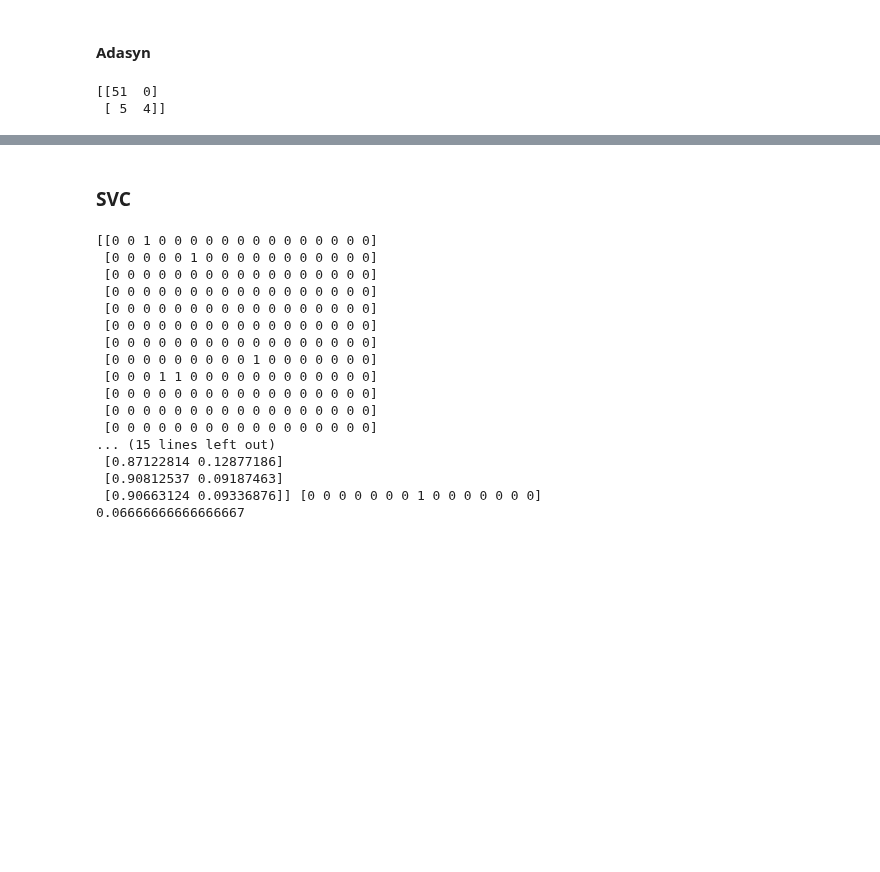
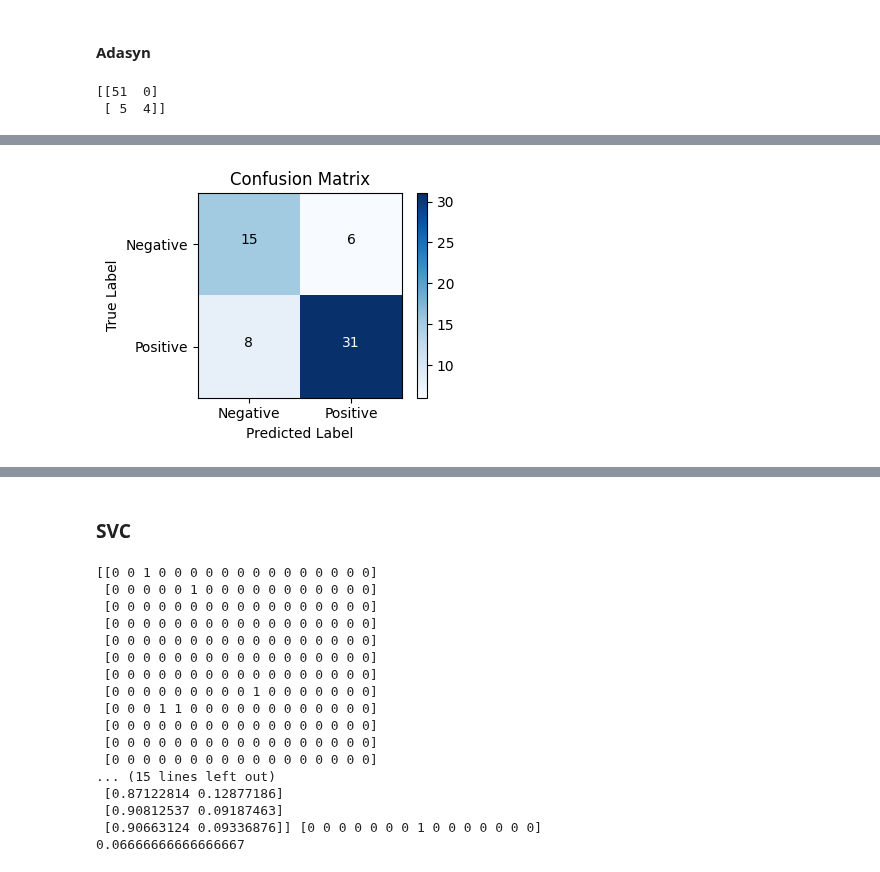
Before and after one commit to gaggioaxel/OoM-Thesis, a Jupyter notebook: code/src/ML_approach.ipynb, the cells around one changed output, grey strips where cells are left out. Drawn from its saved outputs; the diff is of its cells as text; code cells hidden in the pictures; blank space fills up the shorter version.

```diff
--- a/code/src/ML_approach.ipynb
+++ b/code/src/ML_approach.ipynb
@@ -723,8 +901,8 @@ from sklearn.ensemble import RandomForestClassifier
 from sklearn.metrics import confusion_matrix
 
 
-rf = RandomForestClassifier(n_jobs=-1)
-ruc = RandomUnderSampler()
+rf = RandomForestClassifier(n_jobs=-1, n_estimators = 500)
+ruc = RandomUnderSampler(replacement=True)
 n = len(labels)
 y_class_true = []
 y_class_pred = []
@@ -757,7 +990,7 @@ cm = confusion_matrix(y_class_true,y_class_pred)
 from imblearn.over_sampling import SMOTE
 
 # Create an instance of SMOTE
-smote = SMOTE(sampling_strategy='auto')
+smote = SMOTE()
 
 n = len(labels)
 y_class_true = []
@@ -792,7 +1025,7 @@ from imblearn.over_sampling import BorderlineSMOTE
 
 rf = RandomForestClassifier(n_jobs=-1)
 # Create an instance of Borderline-SMOTE
-borderline_smote = BorderlineSMOTE(sampling_strategy='auto')
+borderline_smote = BorderlineSMOTE()
 n = len(labels)
 y_class_true = []
 y_class_pred = []
@@ -969,0 +1309,10 @@ y_pred = []
+# %%
+consistent_results = True
+for i in range(n):
+    if tuple(map(round, results_per_iter[0][i])) != tuple(map(round, results_per_iter[1][i])):
+        print(results_per_iter[0][i], results_per_iter[1][i])
+        consistent_results = False
+        print("\033[91mExecutions not consistent!\033[0m")
+        #break
+if consistent_results:
+    print("\033[92mExecutions are consistent!\033[0m")
@@ -969,0 +1328,82 @@ y_pred = []
+# %%
+from sklearn.metrics import roc_curve, auc
+
+# Calculate ROC curve and AUC
+results = results_per_iter[1]
+
+# Separate the true labels and predicted labels from the results
+y_true, y_score = zip(*results)
+
+# Print the confusion matrix and precision
+confusion_mat = confusion_matrix(y_true, (np.array(y_score) >= 0.5).astype(int), labels=[0, 1])
+accuracy = accuracy_score(y_true, (np.array(y_score) >= 0.5).astype(int))
+
+# Plot the confusion matrix
+plt.figure(figsize=(4, 3))
+plt.imshow(confusion_mat, interpolation='nearest', cmap=plt.cm.Blues)
+plt.title('Confusion Matrix')
+plt.colorbar()
+
+classes = ['Negative', 'Positive']
+tick_marks = np.arange(len(classes))
+plt.xticks(tick_marks, classes)
+plt.yticks(tick_marks, classes)
+
+for i in range(len(classes)):
+    for j in range(len(classes)):
+        plt.text(j, i, format(confusion_mat[i, j], 'd'),
+                 horizontalalignment="center",
+                 color="white" if confusion_mat[i, j] > confusion_mat.max() / 2 else "black")
+
+plt.ylabel('True Label')
+plt.xlabel('Predicted Label')
+plt.tight_layout()
+print(accuracy)
+
+fpr, tpr, thresholds = roc_curve(y_true, y_score)
+roc_auc = auc(fpr, tpr)
+
+# Plot ROC curve
+plt.figure(figsize=(14,12))
+plt.plot(fpr, tpr, color='darkorange', lw=2, label='ROC curve')
+
+# Plot classification threshold markers
+import numpy as np
+
+# Define the starting and ending colors as RGB tuples
+start_color = (255, 0, 128)  # Red
+intermediary_color = ( 0, 128, 255)  # Blue
+end_color = (128, 255, 0)    # Green
+
+# Number of colors to generate (including the endpoints)
+n_colors = len(thresholds)
+
+# Create a list of RGB colors along the linear gradient
+colors = []
+for i in range(n_colors):
+    # Interpolate RGB values linearly between start and end colors
+    r = int(np.interp(i, [0, n_colors // 2 - 1], [start_color[0], intermediary_color[0]], right=0) +
+            np.interp(i, [n_colors // 2, n_colors], [intermediary_color[0], end_color[0]], left=0))
+    g = int(np.interp(i, [0, n_colors // 2 - 1], [start_color[1], intermediary_color[1]], right=0) +
+            np.interp(i, [n_colors // 2, n_colors], [intermediary_color[1], end_color[1]], left=0))
+    b = int(np.interp(i, [0, n_colors // 2 - 1], [start_color[2], intermediary_color[2]], right=0) +
+        np.interp(i, [n_colors // 2, n_colors], [intermediary_color[2], end_color[2]], left=0))
+    colors.append(f'#{r:02X}{g:02X}{b:02X}')
+
+for index, thresh in enumerate(thresholds):
+    plt.scatter(fpr[index], tpr[index], marker='o', color=colors[index], label=f'Thresh= {thresholds[index]:.2f}', s=50, zorder=0)
+    # Display the label next to the marker
+    #plt.text(fpr[index]-0.1, tpr[index]+0.1, f'Thresh={thresholds[index]:.2f}', fontsize=10, va='center', ha='left')
+
+plt.plot([0, 1], [0, 1], color='navy', lw=1.5, linestyle='--')
+plt.xlim([-0.05, 1.05])
+plt.ylim([-0.05, 1.05])
+plt.grid()
+plt.xlabel('False Positive Rate')
+plt.ylabel('True Positive Rate')
+plt.title(f'ROC curve (AUC = {roc_auc:.4f})',y=1.03)
+plt.suptitle('Receiver Operating Characteristic', fontweight='bold',fontsize=25)
+plt.legend(loc='lower right', ncols=2)
+plt.show()
+# %% [output]
+[figure, added]
```
Also changed, not shown: parts of 31 cells of this notebook.
